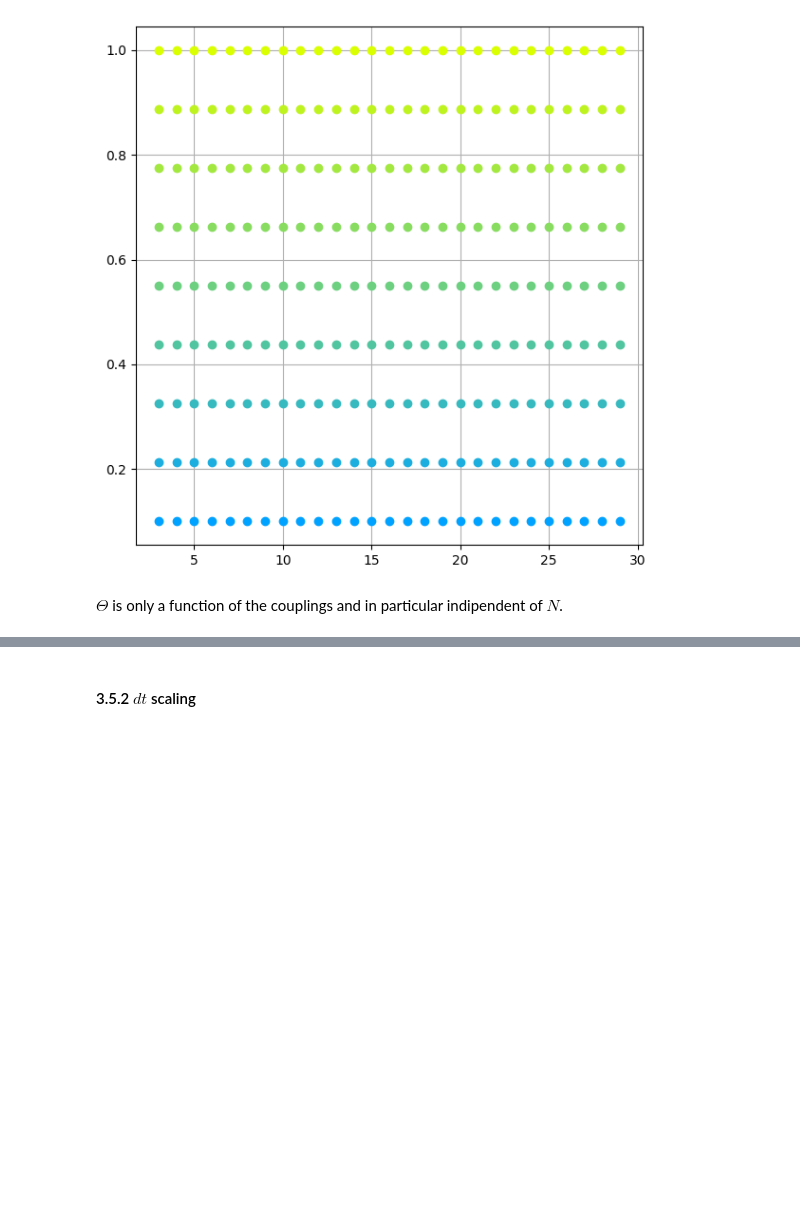
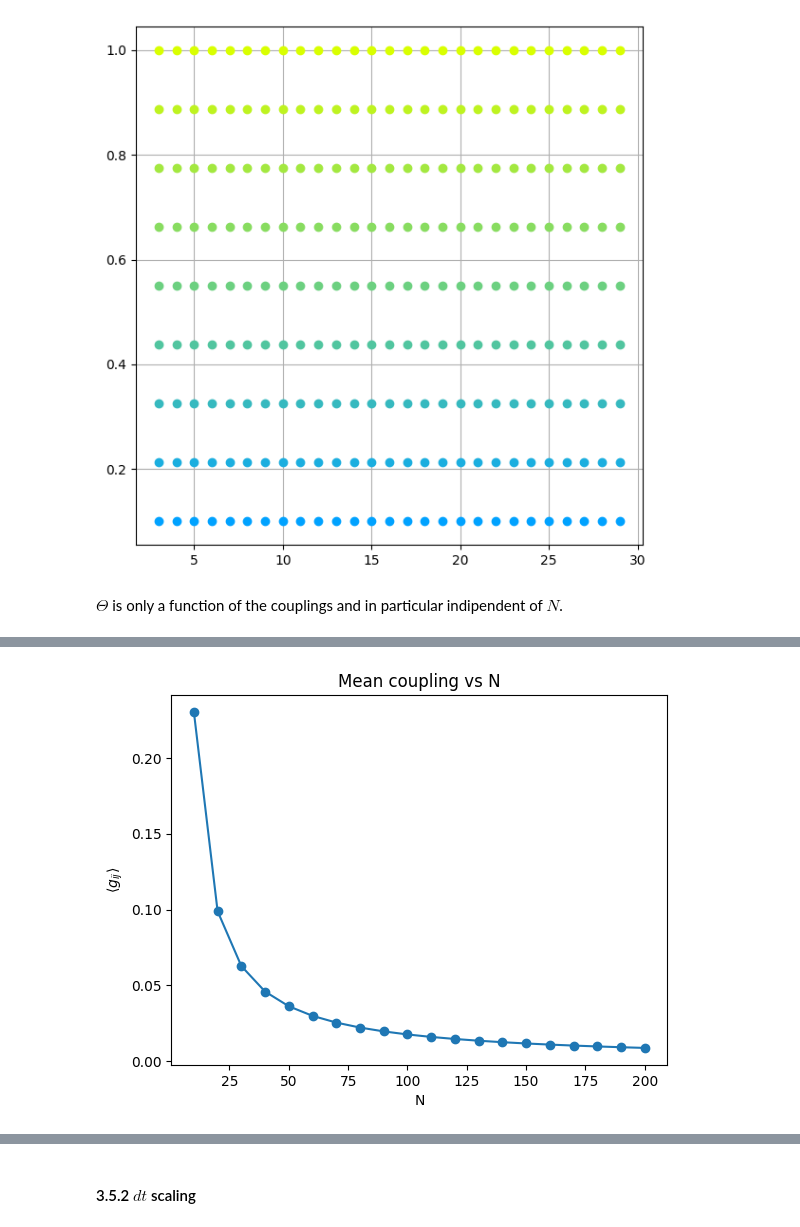
Before and after one commit to qismib/stand, a Jupyter notebook: presentations/Trotter1SingleError.ipynb, the cells around one changed output, grey strips where cells are left out. Drawn from its saved outputs; the diff is of its cells as text; code cells hidden in the pictures; blank space fills up the shorter version.

```diff
--- a/presentations/Trotter1SingleError.ipynb
+++ b/presentations/Trotter1SingleError.ipynb
@@ -1027,0 +1106,81 @@ $\Theta$ is only a function of the couplings and in particular indipendent of $N
+# %%
+import numpy as np
+import matplotlib.pyplot as plt
+
+mu = 0.5 * 1e2
+
+def theta_nu(N, i, j, vl):
+    return np.arccos(vl) * abs(i - j) / (N - 1)
+
+def fp_couplings(N, peakness):
+    couplings = []
+    for i in range(N):
+        for j in range(i + 1, N):
+            theta = theta_nu(N, i, j, peakness)
+            g = mu * (1 - np.cos(theta)) / N
+            couplings.append(g)
+    return np.array(couplings)
+
+
+def scaling_with_N(N_list, peakness):
+    mean_g = []
+    max_g = []
+    std_g = []
+    total_g = []
+
+    for N in N_list:
+        g = fp_couplings(N, peakness)
+        mean_g.append(g.mean())
+        max_g.append(g.max())
+        std_g.append(g.std())
+        total_g.append(g.sum())
+
+    return {
+        "N": np.array(N_list),
+        "mean": np.array(mean_g),
+        "max": np.array(max_g),
+        "std": np.array(std_g),
+        "total": np.array(total_g),
+    }
+
+
+# --------------------------------
+# Run scaling study
+# --------------------------------
+peakness = 0.8
+N_list = np.arange(10, 210, 10)
+
+data = scaling_with_N(N_list, peakness)
+
+# --------------------------------
+# Plot results
+# --------------------------------
+plt.figure()
+plt.plot(data["N"], data["mean"], marker="o")
+plt.xlabel("N")
+plt.ylabel(r"$\langle g_{ij} \rangle$")
+plt.title("Mean coupling vs N")
+plt.show()
+
+plt.figure()
+plt.plot(data["N"], data["max"], marker="o")
+plt.xlabel("N")
+plt.ylabel(r"$\max(g_{ij})$")
+plt.title("Maximum coupling vs N")
+plt.show()
+
+plt.figure()
+plt.plot(data["N"], data["std"], marker="o")
+plt.xlabel("N")
+plt.ylabel(r"$\sigma(g_{ij})$")
+plt.title("Coupling width vs N")
+plt.show()
+
+plt.figure()
+plt.plot(data["N"], data["total"], marker="o")
+plt.xlabel("N")
+plt.ylabel(r"$\sum_{i<j} g_{ij}$")
+plt.title("Total interaction strength vs N")
+plt.show()
+# %% [output]
+[figure, added]
```
Also changed, not shown: parts of 2 cells of this notebook, 15 other files.
